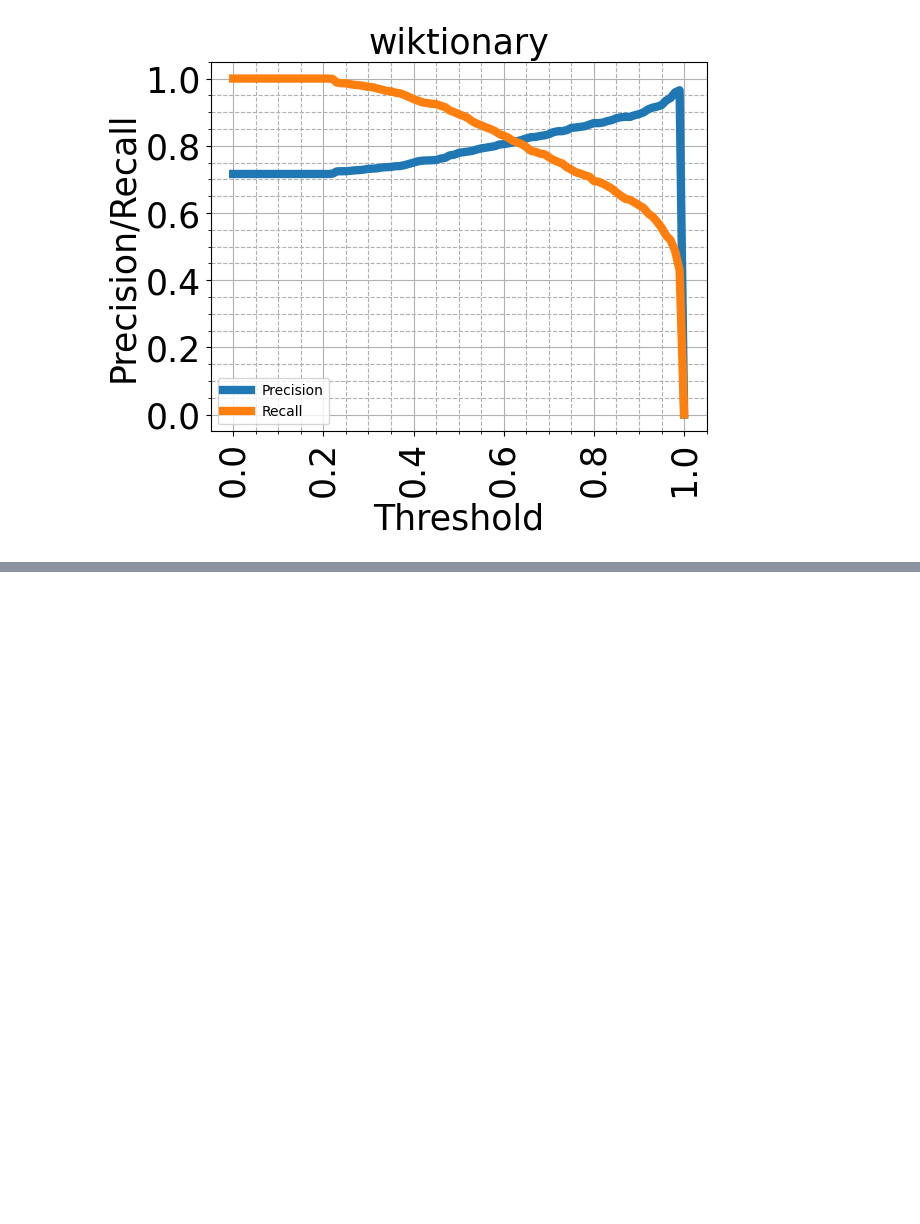
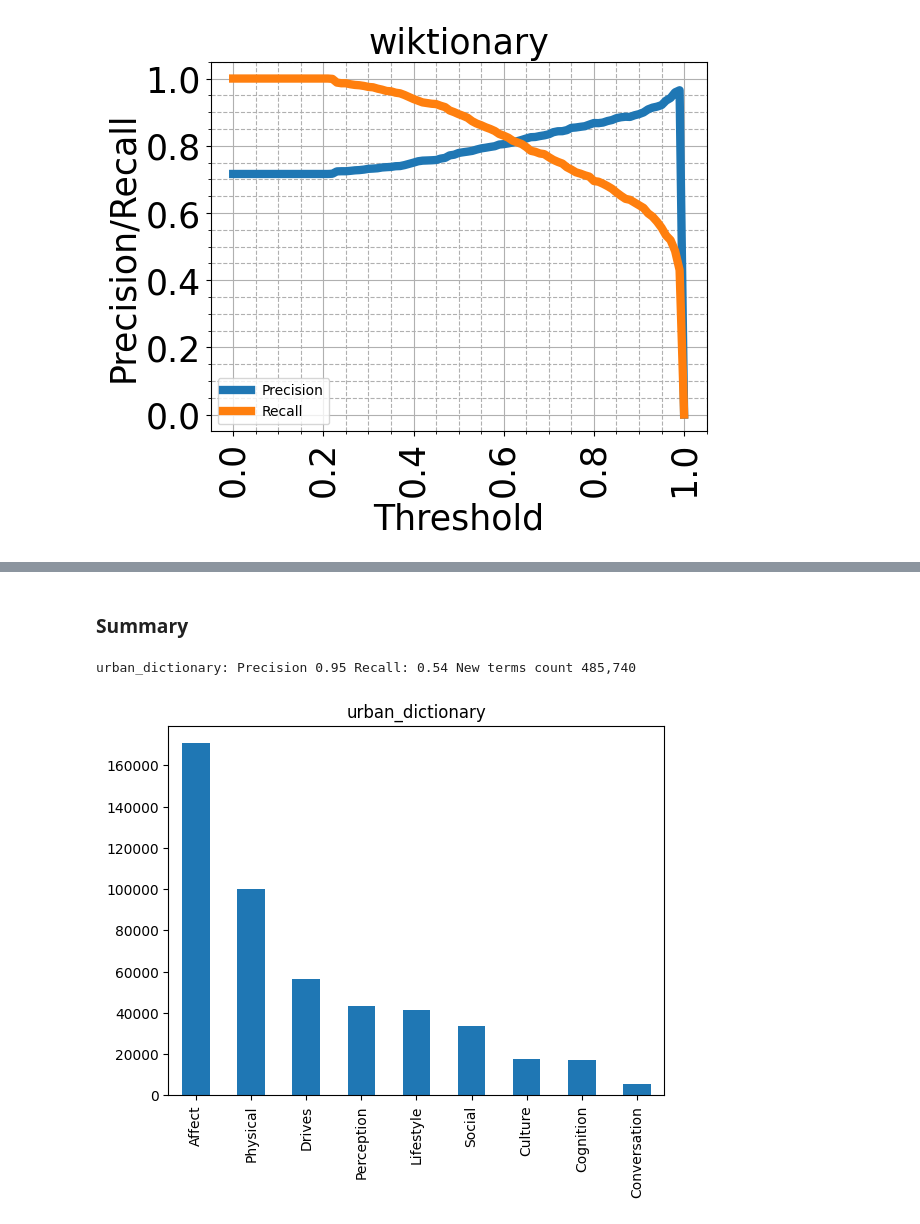
Before and after one commit to mabahgat/lexpander, a Jupyter notebook: exp_liwc22-root9_vs_wk_ud-top10.ipynb, the cells around one changed output, grey strips where cells are left out. Cells and saved outputs as stored; diff of their text form; code cells hidden in the pictures; blank space fills up the shorter version.

```diff
--- a/exp_liwc22-root9_vs_wk_ud-top10.ipynb
+++ b/exp_liwc22-root9_vs_wk_ud-top10.ipynb
@@ -44,0 +65,17 @@ thr_pr_recalls = {d_name: plot_precision_recall_curve(df, title=d_name) for d_na
+# %% [markdown]
+### Summary
+# %%
+prob_thr = 0.99
+# %%
+def print_stats(d_name: str, thr: float):
+	pr, recall = thr_pr_recalls[d_name][thr]
+	new_count = counts_vs_thresholds[d_name][thr]
+	print(f'{d_name}: Precision {pr:.2f} Recall: {recall:.2f} New terms count {new_count:,}')
+	df = labeled_dicts[d_name]
+	df = df[df.prob_out >= thr]
+	plot_label_counts(df.label_out, title=d_name)
+# %%
+print_stats('urban_dictionary', prob_thr)
+# %% [output]
+urban_dictionary: Precision 0.95 Recall: 0.54 New terms count 485,740
+[figure, added]
```
Also changed, not shown: parts of 10 cells of this notebook, 2 other files.
